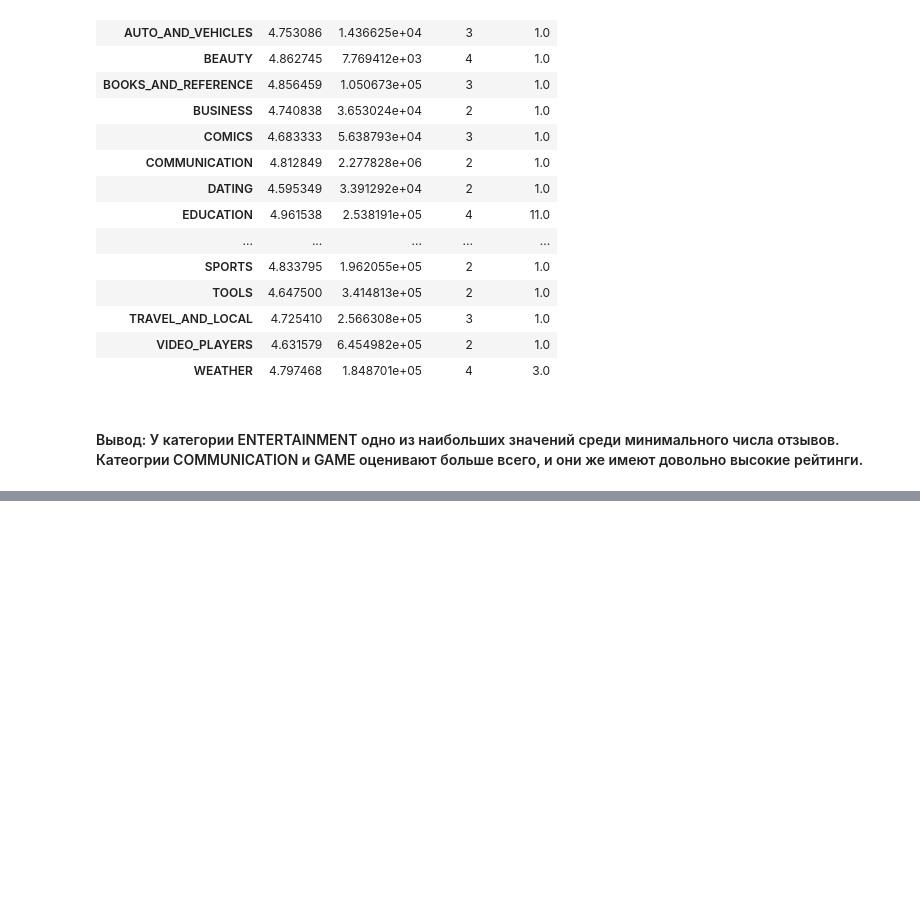
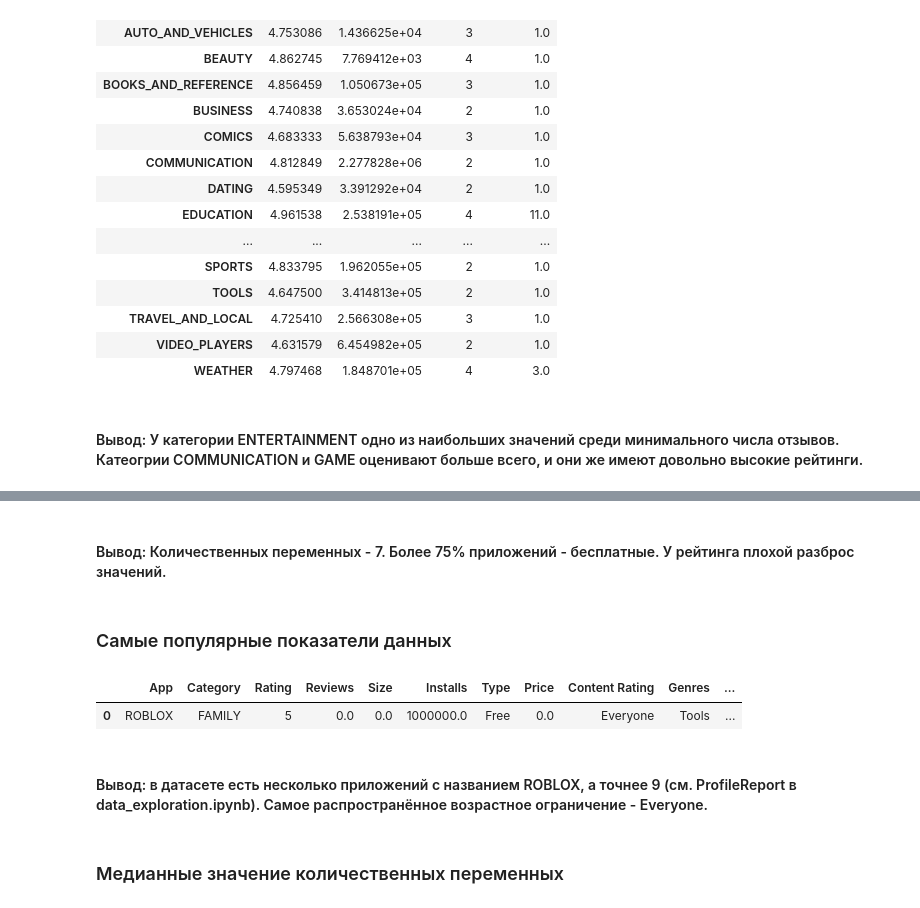
Before and after one commit to AlexeyShalaev/GooglePlayDataset, a Jupyter notebook: data_research.ipynb, the cells around one changed output, grey strips where cells are left out. Saved outputs shown, nothing was run; the diff lists cells and outputs as text; code cells hidden in the pictures; blank space fills up the shorter version.

```diff
--- a/data_research.ipynb
+++ b/data_research.ipynb
@@ -591,0 +624,13 @@ df[df['Reviews'] > 0].pivot_table(index=['Category'], values=['Rating', 'Reviews
+# %% [markdown]
+#### Вывод: Количественных переменных - 7. Более 75% приложений - бесплатные. У рейтинга плохой разброс значений.
+# %% [markdown]
+### Самые популярные показатели данных
+# %%
+df.mode()
+# %% [output]
+|  | App | Category | Rating | Reviews | Size | Installs | Type | Price | Content Rating | Genres | ... |
+| 0 | ROBLOX | FAMILY | 5 | 0.0 | 0.0 | 1000000.0 | Free | 0.0 | Everyone | Tools | ... |
+# %% [markdown]
+#### Вывод: в датасете есть несколько приложений с названием ROBLOX, а точнее 9 (см. ProfileReport в data_exploration.ipynb). Самое распространённое возрастное ограничение - Everyone.
+# %% [markdown]
+### Медианные значение количественных переменных
```
Also changed, not shown: parts of 15 cells of this notebook, 2 other files.
